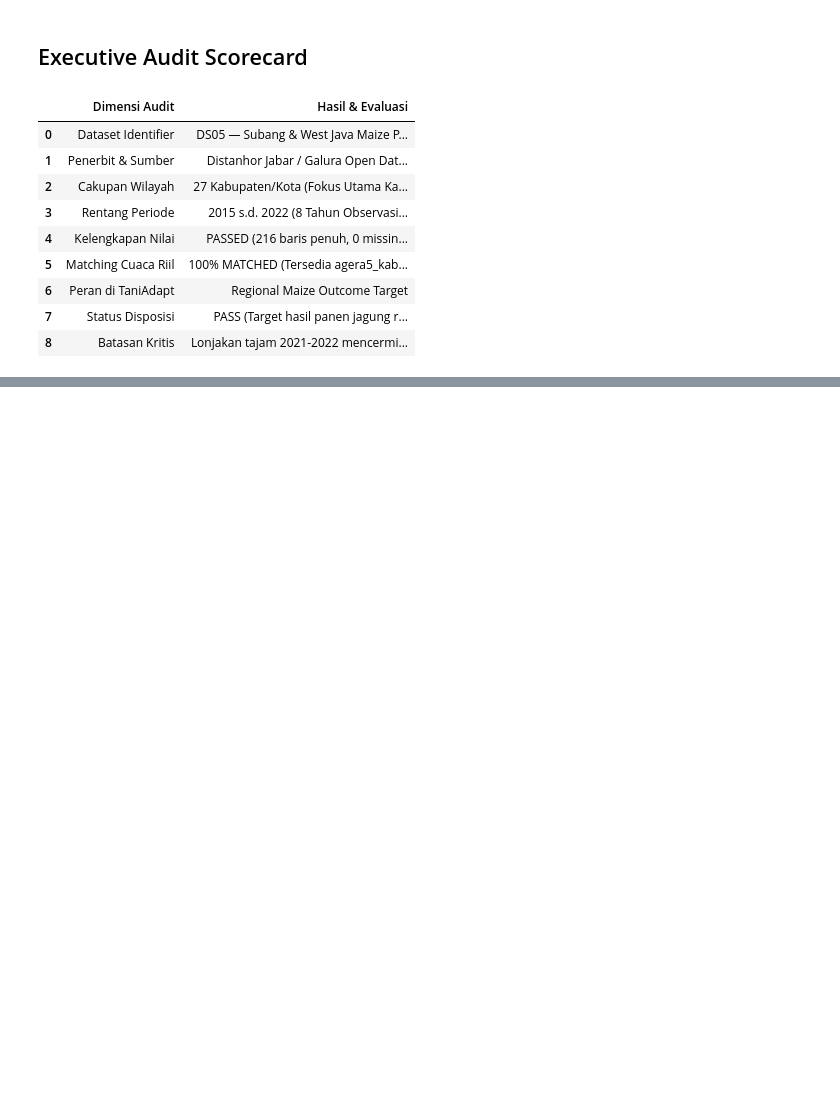
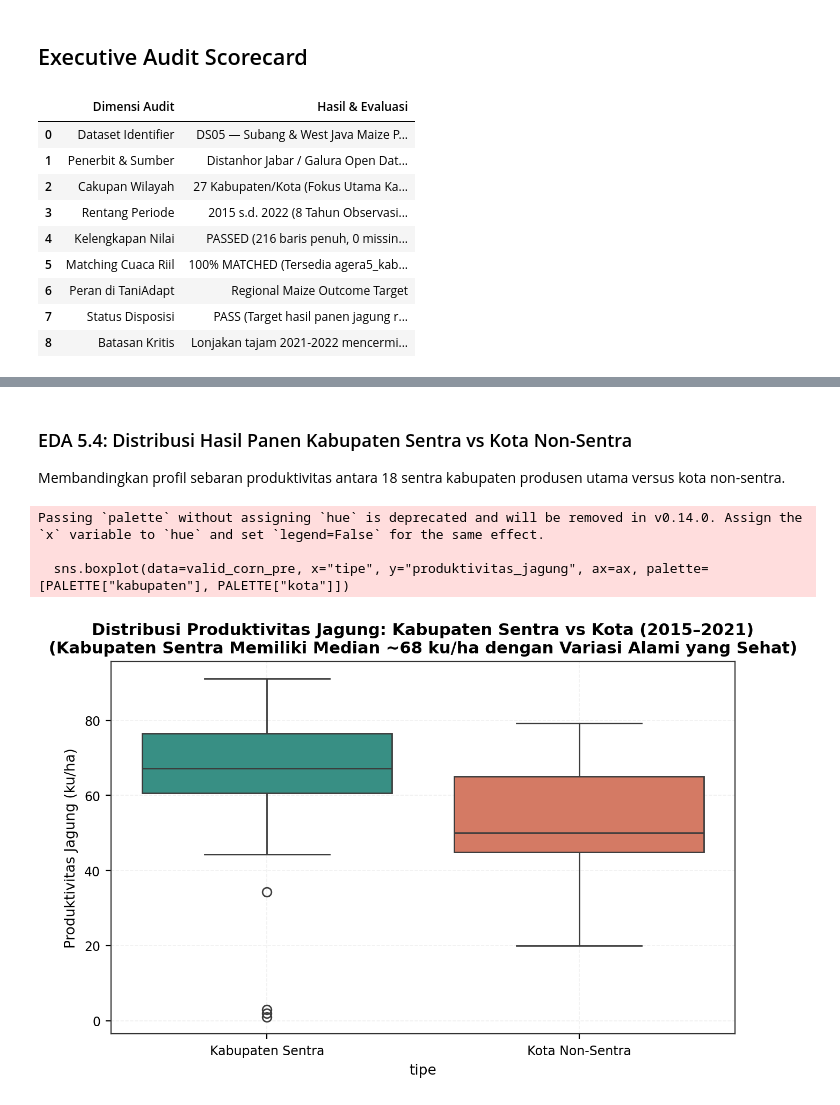
Before and after one commit to fathirrizkifadillah/research_taniadapt, a Jupyter notebook: notebook/05_subang_maize_productivity.ipynb, the cells around one changed output, grey strips where cells are left out. Drawn from its saved outputs; the diff is of its cells as text; code cells hidden in the pictures; blank space fills up the shorter version.

```diff
--- a/notebook/05_subang_maize_productivity.ipynb
+++ b/notebook/05_subang_maize_productivity.ipynb
@@ -430,0 +352,22 @@ SUCCESS: Notebook 05 EDA completed and JSON written!
+# %% [markdown]
+### EDA 5.4: Distribusi Hasil Panen Kabupaten Sentra vs Kota Non-Sentra
+Membandingkan profil sebaran produktivitas antara 18 sentra kabupaten produsen utama versus kota non-sentra.
+# %%
+# FIG 05.4: Kabupaten vs Kota Distribusi Yield Jagung (Tanpa 2022 Suspect)
+valid_corn_pre = df_corn[(df_corn["produktivitas_jagung"] > 0) & (df_corn["tahun"] < 2022)].copy()
+valid_corn_pre["tipe"] = np.where(valid_corn_pre["nama_kabupaten_kota"].str.startswith("KABUPATEN"), "Kabupaten Sentra", "Kota Non-Sentra")
+
+fig, ax = plt.subplots(figsize=(7.5, 4.5))
+sns.boxplot(data=valid_corn_pre, x="tipe", y="produktivitas_jagung", ax=ax, palette=[PALETTE["kabupaten"], PALETTE["kota"]])
+ax.set_ylabel("Produktivitas Jagung (ku/ha)")
+ax.set_title("Distribusi Produktivitas Jagung: Kabupaten Sentra vs Kota (2015–2021)\n(Kabupaten Sentra Memiliki Median ~68 ku/ha dengan Variasi Alami yang Sehat)", fontweight='bold')
+ax.grid(True, linestyle='--', alpha=0.5)
+
+cap_4 = "FIG 05.4: Boxplot Kabupaten vs Kota Jagung (2015–2021). Sumber: DS05. N Valid = 158 observasi. Flag: Sentra kabupaten memiliki basis produksi stabil, kota non-sentra memiliki volatilitas basis kecil."
+save_eda_figure(fig, NB_NAME, "fig04", "kabupaten_vs_kota_distribusi_yield_jagung", 158, "2015-2021", "DS05 Subang Maize", "PASS", cap_4, "produktivitas_jagung")
+plt.show()
+# %% [output]
+Passing `palette` without assigning `hue` is deprecated and will be removed in v0.14.0. Assign the `x` variable to `hue` and set `legend=False` for the same effect.
+
+  sns.boxplot(data=valid_corn_pre, x="tipe", y="produktivitas_jagung", ax=ax, palette=[PALETTE["kabupaten"], PALETTE["kota"]])
+[figure, added]
```
Also changed, not shown: parts of 15 cells of this notebook, 33 other files.
